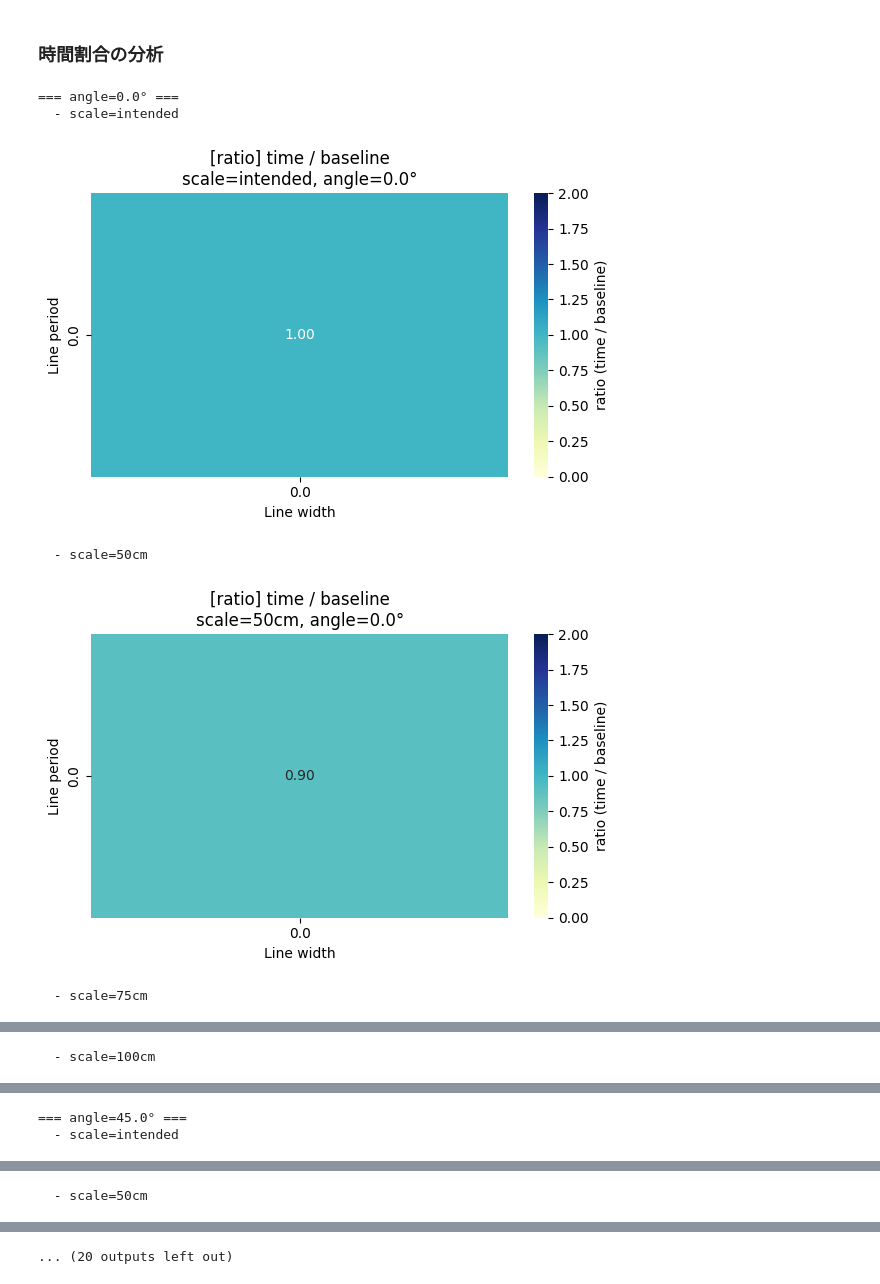
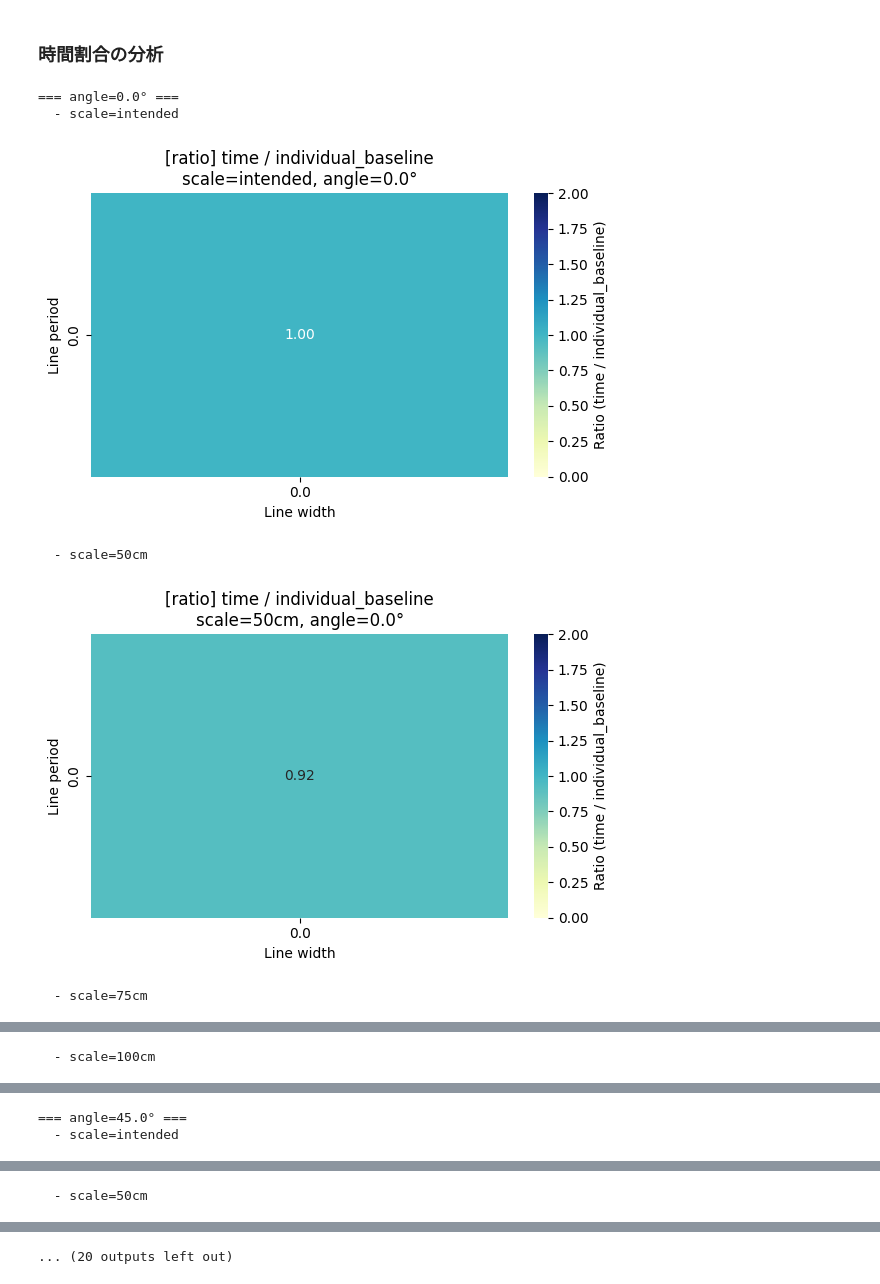
Before and after one commit to yamashitaryoya/Stripe_experiment, a Jupyter notebook: ex_1/analyze.ipynb, the cells around one changed output, grey strips where cells are left out. Drawn from its saved outputs; the diff is of its cells as text; code cells hidden in the pictures.

```diff
--- a/ex_1/analyze.ipynb
+++ b/ex_1/analyze.ipynb
@@ -180,6 +197,9 @@ baseline_time = 3190.56 ms
 # %% [markdown]
 ### 時間差の分析
 # %%
+# ベースラインとの差分を計算 (Delta time)
+df['time_diff'] = df['time'] - df['individual_baseline']
+
 for angle in sorted(df["angle"].unique()):
     print(f"=== angle={angle}° ===")
 
@@ -197,17 +217,15 @@ for angle in sorted(df["angle"].unique()):
         pivot_mean = sub.pivot_table(
             index="period",
             columns="line_width",
-            values="time",
+            values="time_diff",
             aggfunc="mean"
         )
 
         if pivot_mean.isna().all().all():
             print("    pivot が NaN → skip")
+            continue
 
-        # -----------------------------
-        # ① baseline との差分
-        # -----------------------------
-        diff = pivot_mean - baseline_time
+        diff = pivot_mean
 
         plt.figure(figsize=(6, 4))
         sns.heatmap(
@@ -218,9 +236,9 @@ for angle in sorted(df["angle"].unique()):
             fmt=".0f",
             cmap="coolwarm",
             center=0,
-            cbar_kws={'label': 'Δtime (ms)'}
+            cbar_kws={'label': 'Δtime (ms) Individual Baseline'}
         )
-        plt.title(f"[diff] time - baseline\nscale={scale}, angle={angle}°")
+        plt.title(f"[diff] time - individual_baseline\nscale={scale}, angle={angle}°")
         plt.xlabel("Line width")
         plt.ylabel("Line period")
         plt.tight_layout()
@@ -244,6 +262,10 @@ for angle in sorted(df["angle"].unique()):
 # %% [markdown]
 ### 時間割合の分析
 # %%
+# 各試行について「その人のベースラインに対する比率」を計算
+# 1.0 なら変化なし、1.5 なら1.5倍の時間がかかったことになります
+df['time_ratio'] = df['time'] / df['individual_baseline']
+
 for angle in sorted(df["angle"].unique()):
     print(f"=== angle={angle}° ===")
 
@@ -258,41 +280,39 @@ for angle in sorted(df["angle"].unique()):
             continue
 
         # --- 平均値 pivot ---
         pivot_mean = sub.pivot_table(
             index="period",
             columns="line_width",
-            values="time",
+            values="time_ratio",
             aggfunc="mean"
         )
 
         if pivot_mean.isna().all().all():
             print("    pivot が NaN → skip")
             continue
 
-        # -----------------------------
-        # ② baseline 比 (time / baseline)
-        # -----------------------------
-        ratio = pivot_mean / baseline_time
+        ratio = pivot_mean
 
         plt.figure(figsize=(6, 4))
         sns.heatmap(
             ratio,
             annot=True,
             vmax=2.0,
             vmin=0.0,
             fmt=".2f",
             cmap="YlGnBu",
-            cbar_kws={'label': 'ratio (time / baseline)'}
+            center=1.0, # 必要であれば 1.0（変化なし）をカラーマップの中心にする
+            cbar_kws={'label': 'Ratio (time / individual_baseline)'}
         )
-        plt.title(f"[ratio] time / baseline\nscale={scale}, angle={angle}°")
+        plt.title(f"[ratio] time / individual_baseline\nscale={scale}, angle={angle}°")
         plt.xlabel("Line width")
         plt.ylabel("Line period")
         plt.tight_layout()
         plt.show()
 # %% [output]
 === angle=0.0° ===
   - scale=intended
-[figure, old version]
+[figure, new version]
   - scale=50cm
-[figure, old version]
+[figure, new version]
   - scale=75cm
```
Also changed, not shown: parts of 5 cells of this notebook, 10 other files.
